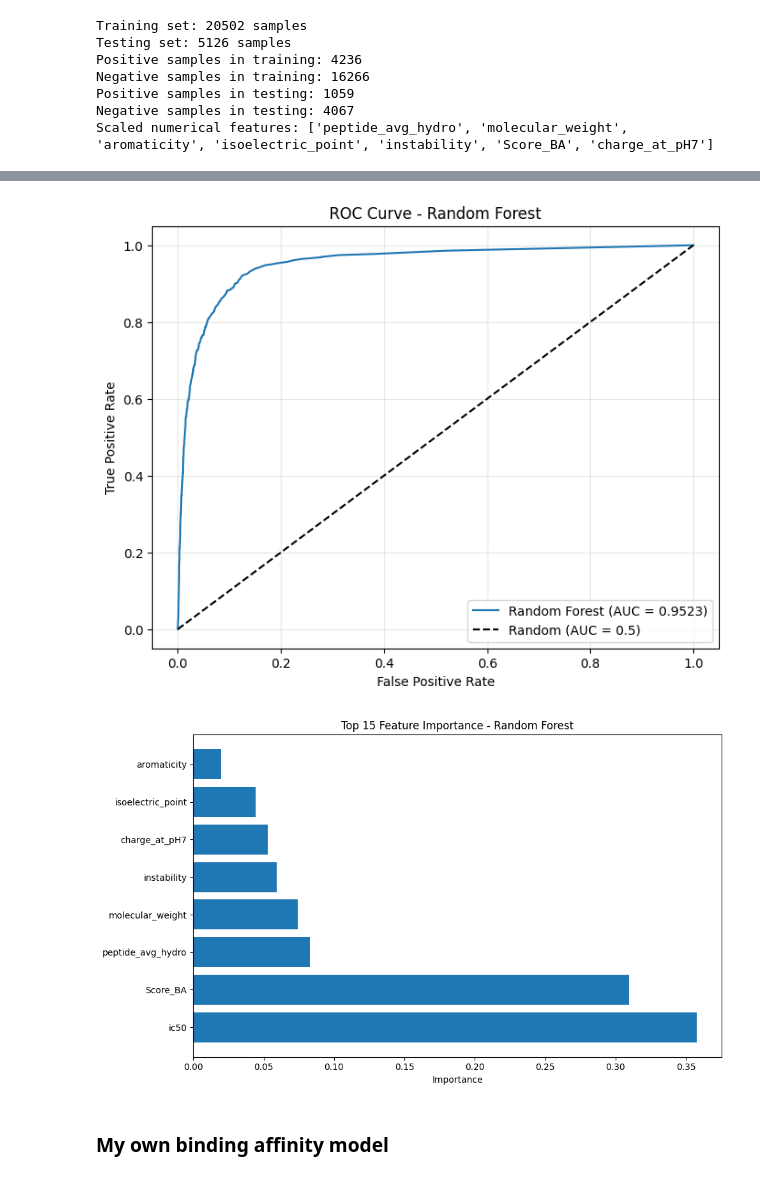
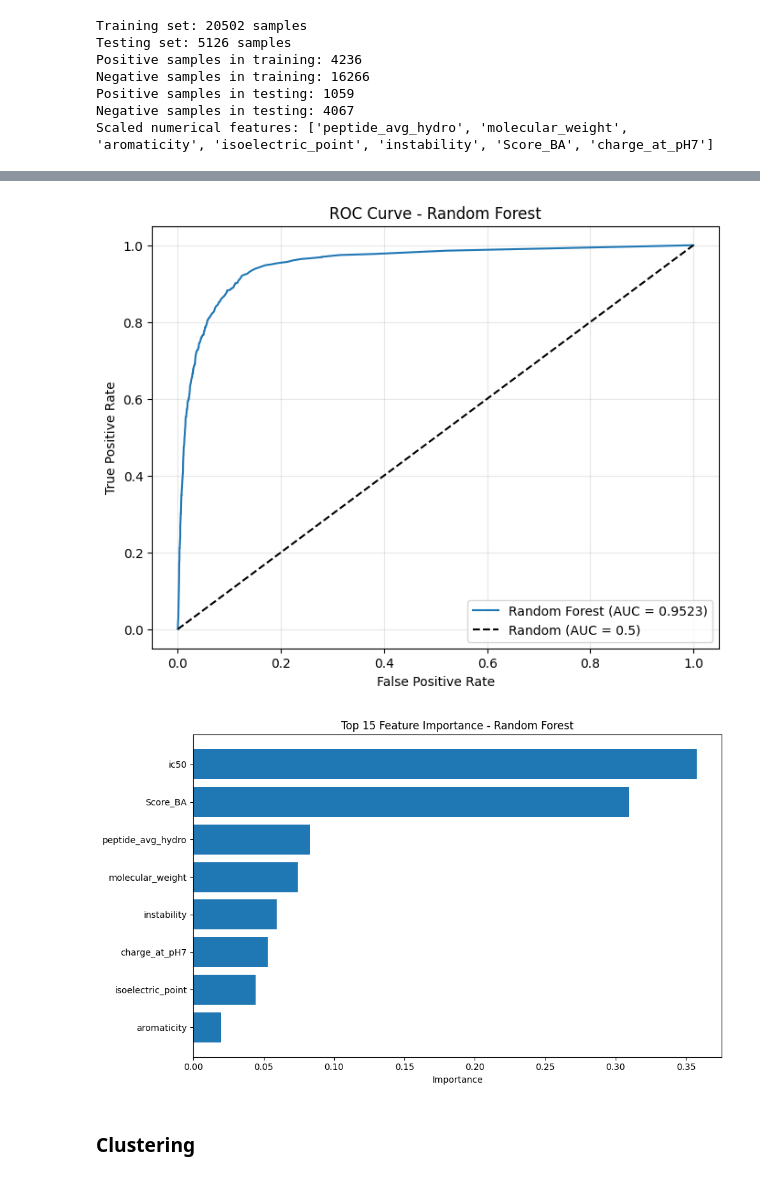
Before and after one commit to Inline6ix/capstone, a Jupyter notebook: capstone.ipynb, the cells around one changed output, grey strips where cells are left out. Drawn from its saved outputs; the diff is of its cells as text; code cells hidden in the pictures.

```diff
--- a/capstone.ipynb
+++ b/capstone.ipynb
@@ -479,7 +463,7 @@ plt.show()
 ### Data Preprocessing
 # %%
 epitopes = pd.read_csv("data/ninemer_epitopes.csv")
-epitopes = epitopes.drop(columns=['epitope_objecttype', 'fullsequence', 'mhcrestriction_name', 'mhcrestriction_class', 'epitope_length'])
+epitopes = epitopes.drop(columns=['fullsequence', 'mhcrestriction_name', 'mhcrestriction_class', 'epitope_length'])
 epitopes = epitopes.rename(columns={'epitope_name': 'peptide', 'epitope_avg_hydro': 'peptide_avg_hydro'})
 epitopes_BA_pred = pd.read_csv("data/ninemer_epitopes_BA_pred.csv")
 epitopes_composition = epitopes.apply(lambda row: count_amino_acids(row['peptide']), axis=1).apply(pd.Series)
@@ -594,12 +558,6 @@ Scaled numerical features: ['peptide_avg_hydro', 'molecular_weight', 'aromaticit
 #X_train = X_train.drop(columns=['Score_BA'])
 #X_test = X_test.drop(columns=['Score_BA'])
 # %%
-# Train a Random Forest model
-from sklearn.ensemble import RandomForestClassifier
-from sklearn.metrics import classification_report, accuracy_score, confusion_matrix, roc_auc_score, roc_curve
-import matplotlib.pyplot as plt
-import numpy as np
-
 # Initialize the Random Forest Classifier
 rf_model = RandomForestClassifier(
     n_estimators=100,  # Number of trees
@@ -648,38 +606,38 @@ feature_importance = pd.DataFrame({
     'Feature': X_train.columns,
     'Importance': rf_model.feature_importances_
 })
-feature_importance = feature_importance.sort_values('Importance', ascending=False)
+feature_importance = feature_importance.sort_values('Importance', ascending=True)
 
 # Plot top 15 features
 plt.figure(figsize=(10, 6))
 top_features = feature_importance.head(15)
 plt.barh(np.arange(len(top_features)), top_features['Importance'], align='center')
 plt.yticks(np.arange(len(top_features)), top_features['Feature'])
 plt.xlabel('Importance')
 plt.title('Top 15 Feature Importance - Random Forest')
 plt.tight_layout()
 plt.show()
 # %% [output]
 Random Forest Model Evaluation:
 Accuracy: 0.9138
 
 Classification Report:
               precision    recall  f1-score   support
 
            0       0.94      0.96      0.95      4067
            1       0.82      0.75      0.78      1059
 
     accuracy                           0.91      5126
    macro avg       0.88      0.85      0.86      5126
 weighted avg       0.91      0.91      0.91      5126
 
 
 Confusion Matrix:
 [[3893  174]
  [ 268  791]]
 
 ROC AUC Score: 0.9523
 [figure]
-[figure, old version]
+[figure, new version]
-# %% [markdown]
-### My own binding affinity model
+# %% [markdown]
+### Clustering
```
Also changed, not shown: parts of 31 cells of this notebook, 31 other files.
